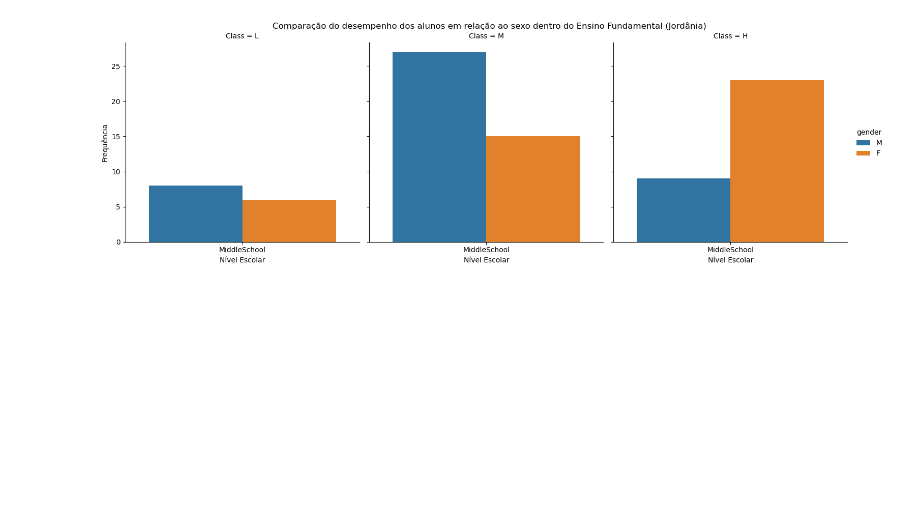
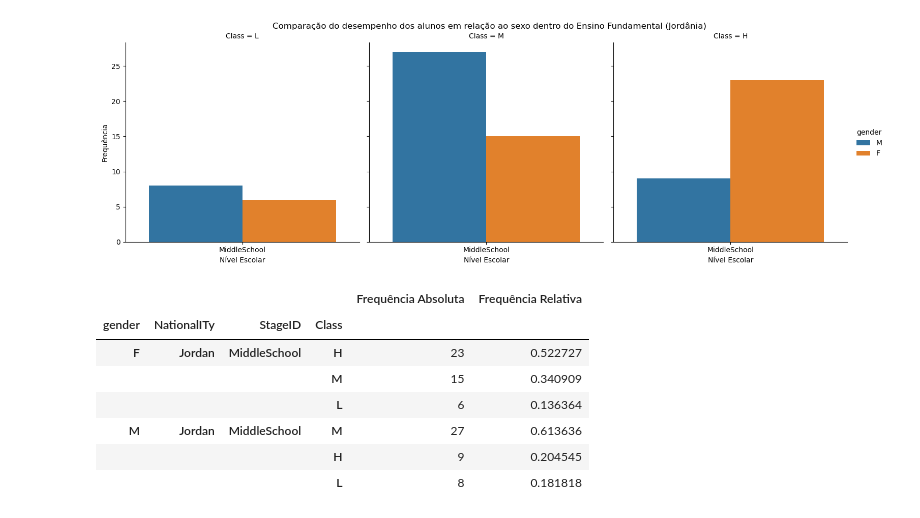
Before and after one commit to Joaonorr/Pesquisa-Estatistica-Aplicada, a Jupyter notebook: notebooks/02-exploratory_data_analysis.ipynb, the cells around one changed output. Cells and saved outputs as stored; diff of their text form; code cells hidden in the pictures; blank space fills up the shorter version.

```diff
--- a/notebooks/02-exploratory_data_analysis.ipynb
+++ b/notebooks/02-exploratory_data_analysis.ipynb
@@ -123,3 +165,27 @@ g.set_axis_labels('Nível Escolar', 'Frequência')
 plt.show()
 # %% [output]
 [figure]
+# %%
+# calculbando a frequência absoluta
+frequencia_absoluta = df_2.groupby('gender').value_counts()
+
+# calculbando a frequência relativa
+frequencia_relativa = df_2.groupby('gender').value_counts(normalize=True)
+
+# Criando a tabela com as frequências
+tabela_frequencia = pd.DataFrame({
+    'Frequência Absoluta': frequencia_absoluta,
+    'Frequência Relativa': frequencia_relativa
+})
+
+# Mostrando a tabela de frequências para análise e escolha dos grupos para a pesquisa
+tabela_frequencia
+# %% [output]
+|  |  |  |  | Frequência Absoluta | Frequência Relativa |
+| gender | NationalITy | StageID | Class |  |  |
+| F | Jordan | MiddleSchool | H | 23 | 0.522727 |
+|  |  |  | M | 15 | 0.340909 |
+|  |  |  | L | 6 | 0.136364 |
+| M | Jordan | MiddleSchool | M | 27 | 0.613636 |
+|  |  |  | H | 9 | 0.204545 |
+|  |  |  | L | 8 | 0.181818 |
```
Also changed, not shown: parts of 6 cells of this notebook.
